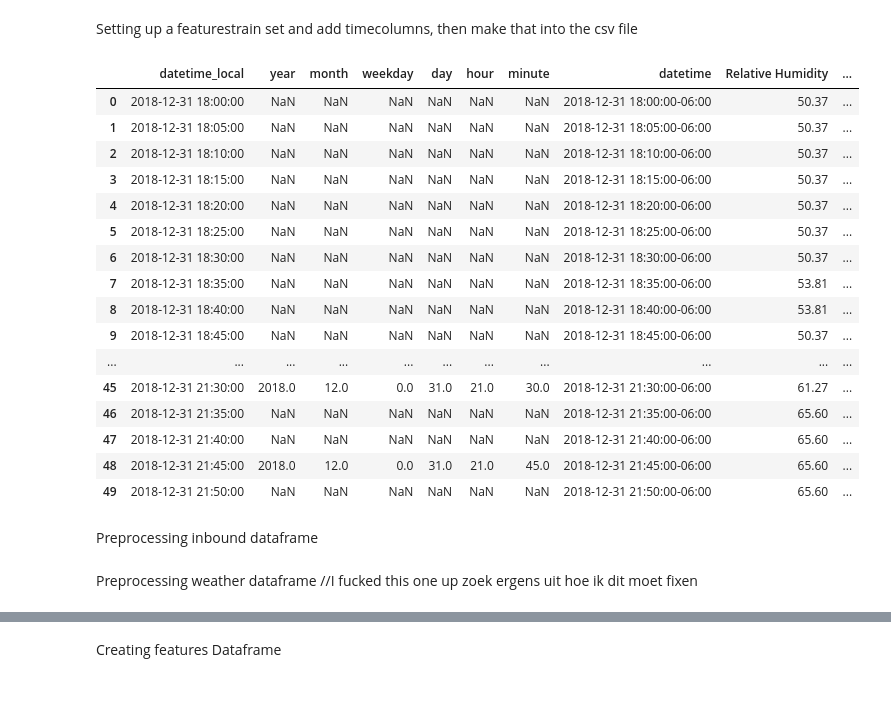
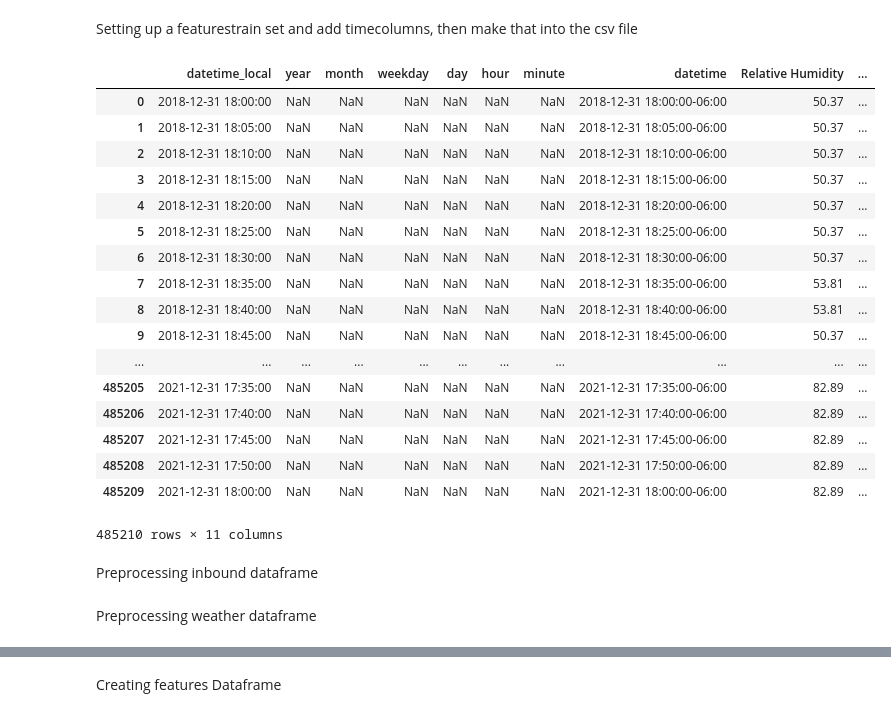
Before and after one commit to Robpennekamp/AppliedMachineLearning, a Jupyter notebook: AppliedMLdataproject2Sonjaa.ipynb, the cells around one changed output, grey strips where cells are left out. Cells and saved outputs as stored; diff of their text form; code cells hidden in the pictures.

```diff
--- a/AppliedMLdataproject2Sonjaa.ipynb
+++ b/AppliedMLdataproject2Sonjaa.ipynb
@@ -68,25 +71,25 @@ featurestrain = featurestrain.set_index('datetime_local')
 # %%
 base_ft = load_data('featuretrain.csv')
+base_ft
+# %% [output]
+|  | datetime_local | year | month | weekday | day | hour | minute | datetime | Relative Humidity | ... |
+| 0 | 2018-12-31 18:00:00 | NaN | NaN | NaN | NaN | NaN | NaN | 2018-12-31 18:00:00-06:00 | 50.37 | ... |
+| 1 | 2018-12-31 18:05:00 | NaN | NaN | NaN | NaN | NaN | NaN | 2018-12-31 18:05:00-06:00 | 50.37 | ... |
+| 2 | 2018-12-31 18:10:00 | NaN | NaN | NaN | NaN | NaN | NaN | 2018-12-31 18:10:00-06:00 | 50.37 | ... |
+| 3 | 2018-12-31 18:15:00 | NaN | NaN | NaN | NaN | NaN | NaN | 2018-12-31 18:15:00-06:00 | 50.37 | ... |
+| 4 | 2018-12-31 18:20:00 | NaN | NaN | NaN | NaN | NaN | NaN | 2018-12-31 18:20:00-06:00 | 50.37 | ... |
+| 5 | 2018-12-31 18:25:00 | NaN | NaN | NaN | NaN | NaN | NaN | 2018-12-31 18:25:00-06:00 | 50.37 | ... |
+| 6 | 2018-12-31 18:30:00 | NaN | NaN | NaN | NaN | NaN | NaN | 2018-12-31 18:30:00-06:00 | 50.37 | ... |
+| 7 | 2018-12-31 18:35:00 | NaN | NaN | NaN | NaN | NaN | NaN | 2018-12-31 18:35:00-06:00 | 53.81 | ... |
+| 8 | 2018-12-31 18:40:00 | NaN | NaN | NaN | NaN | NaN | NaN | 2018-12-31 18:40:00-06:00 | 53.81 | ... |
+| 9 | 2018-12-31 18:45:00 | NaN | NaN | NaN | NaN | NaN | NaN | 2018-12-31 18:45:00-06:00 | 50.37 | ... |
+| ... | ... | ... | ... | ... | ... | ... | ... | ... | ... | ... |
+| 485205 | 2021-12-31 17:35:00 | NaN | NaN | NaN | NaN | NaN | NaN | 2021-12-31 17:35:00-06:00 | 82.89 | ... |
+| 485206 | 2021-12-31 17:40:00 | NaN | NaN | NaN | NaN | NaN | NaN | 2021-12-31 17:40:00-06:00 | 82.89 | ... |
+| 485207 | 2021-12-31 17:45:00 | NaN | NaN | NaN | NaN | NaN | NaN | 2021-12-31 17:45:00-06:00 | 82.89 | ... |
+| 485208 | 2021-12-31 17:50:00 | NaN | NaN | NaN | NaN | NaN | NaN | 2021-12-31 17:50:00-06:00 | 82.89 | ... |
+| 485209 | 2021-12-31 18:00:00 | NaN | NaN | NaN | NaN | NaN | NaN | 2021-12-31 18:00:00-06:00 | 82.89 | ... |
+485210 rows × 11 columns
-# %%
-base_ft.head(50)
-# %% [output]
-|  | datetime_local | year | month | weekday | day | hour | minute | datetime | Relative Humidity | ... |
-| 0 | 2018-12-31 18:00:00 | NaN | NaN | NaN | NaN | NaN | NaN | 2018-12-31 18:00:00-06:00 | 50.37 | ... |
-| 1 | 2018-12-31 18:05:00 | NaN | NaN | NaN | NaN | NaN | NaN | 2018-12-31 18:05:00-06:00 | 50.37 | ... |
-| 2 | 2018-12-31 18:10:00 | NaN | NaN | NaN | NaN | NaN | NaN | 2018-12-31 18:10:00-06:00 | 50.37 | ... |
-| 3 | 2018-12-31 18:15:00 | NaN | NaN | NaN | NaN | NaN | NaN | 2018-12-31 18:15:00-06:00 | 50.37 | ... |
-| 4 | 2018-12-31 18:20:00 | NaN | NaN | NaN | NaN | NaN | NaN | 2018-12-31 18:20:00-06:00 | 50.37 | ... |
-| 5 | 2018-12-31 18:25:00 | NaN | NaN | NaN | NaN | NaN | NaN | 2018-12-31 18:25:00-06:00 | 50.37 | ... |
-| 6 | 2018-12-31 18:30:00 | NaN | NaN | NaN | NaN | NaN | NaN | 2018-12-31 18:30:00-06:00 | 50.37 | ... |
-| 7 | 2018-12-31 18:35:00 | NaN | NaN | NaN | NaN | NaN | NaN | 2018-12-31 18:35:00-06:00 | 53.81 | ... |
-| 8 | 2018-12-31 18:40:00 | NaN | NaN | NaN | NaN | NaN | NaN | 2018-12-31 18:40:00-06:00 | 53.81 | ... |
-| 9 | 2018-12-31 18:45:00 | NaN | NaN | NaN | NaN | NaN | NaN | 2018-12-31 18:45:00-06:00 | 50.37 | ... |
-| ... | ... | ... | ... | ... | ... | ... | ... | ... | ... | ... |
-| 45 | 2018-12-31 21:30:00 | 2018.0 | 12.0 | 0.0 | 31.0 | 21.0 | 30.0 | 2018-12-31 21:30:00-06:00 | 61.27 | ... |
-| 46 | 2018-12-31 21:35:00 | NaN | NaN | NaN | NaN | NaN | NaN | 2018-12-31 21:35:00-06:00 | 65.60 | ... |
-| 47 | 2018-12-31 21:40:00 | NaN | NaN | NaN | NaN | NaN | NaN | 2018-12-31 21:40:00-06:00 | 65.60 | ... |
-| 48 | 2018-12-31 21:45:00 | 2018.0 | 12.0 | 0.0 | 31.0 | 21.0 | 45.0 | 2018-12-31 21:45:00-06:00 | 65.60 | ... |
-| 49 | 2018-12-31 21:50:00 | NaN | NaN | NaN | NaN | NaN | NaN | 2018-12-31 21:50:00-06:00 | 65.60 | ... |
 # %% [markdown]
 Preprocessing inbound dataframe
 # %%
@@ -97,8 +100,8 @@ inbound_indexes = inbound[inbound['carrier_code'] == "CANCEL"].index
 inbound.drop(inbound_indexes, inplace = True)
 inbound.dropna(subset = ['customer_code'], inplace = True)
 inbound.dropna(axis = 0, how = 'any', thresh = 1, subset = ['load_start_datetime', 'truck_signin_datetime'], inplace = True)
-# %% [markdown]
-Preprocessing weather dataframe //I fucked this one up zoek ergens uit hoe ik dit moet fixen
+# %% [markdown]
+Preprocessing weather dataframe
 # %%
 base_weather = load_data('weather.csv')
 
```
Also changed, not shown: parts of 32 cells of this notebook, 1 other file.
